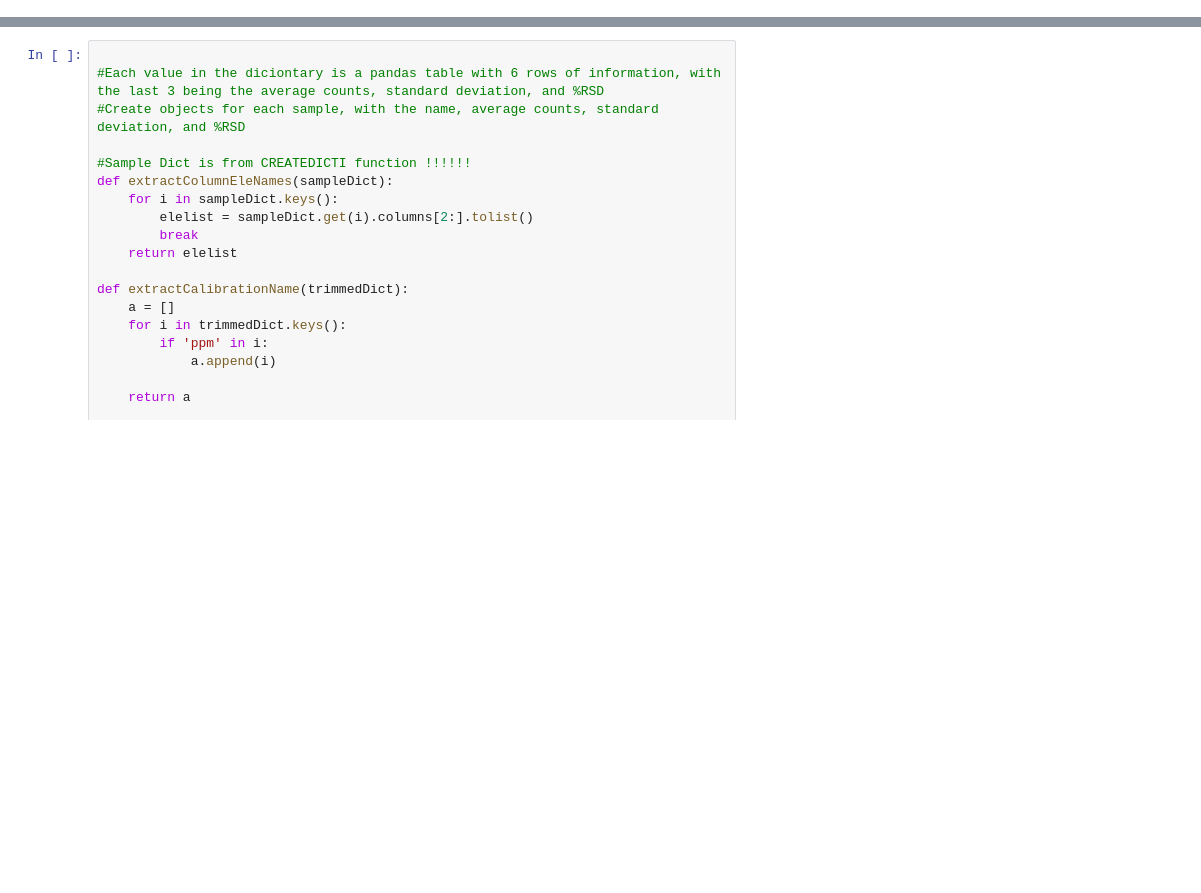
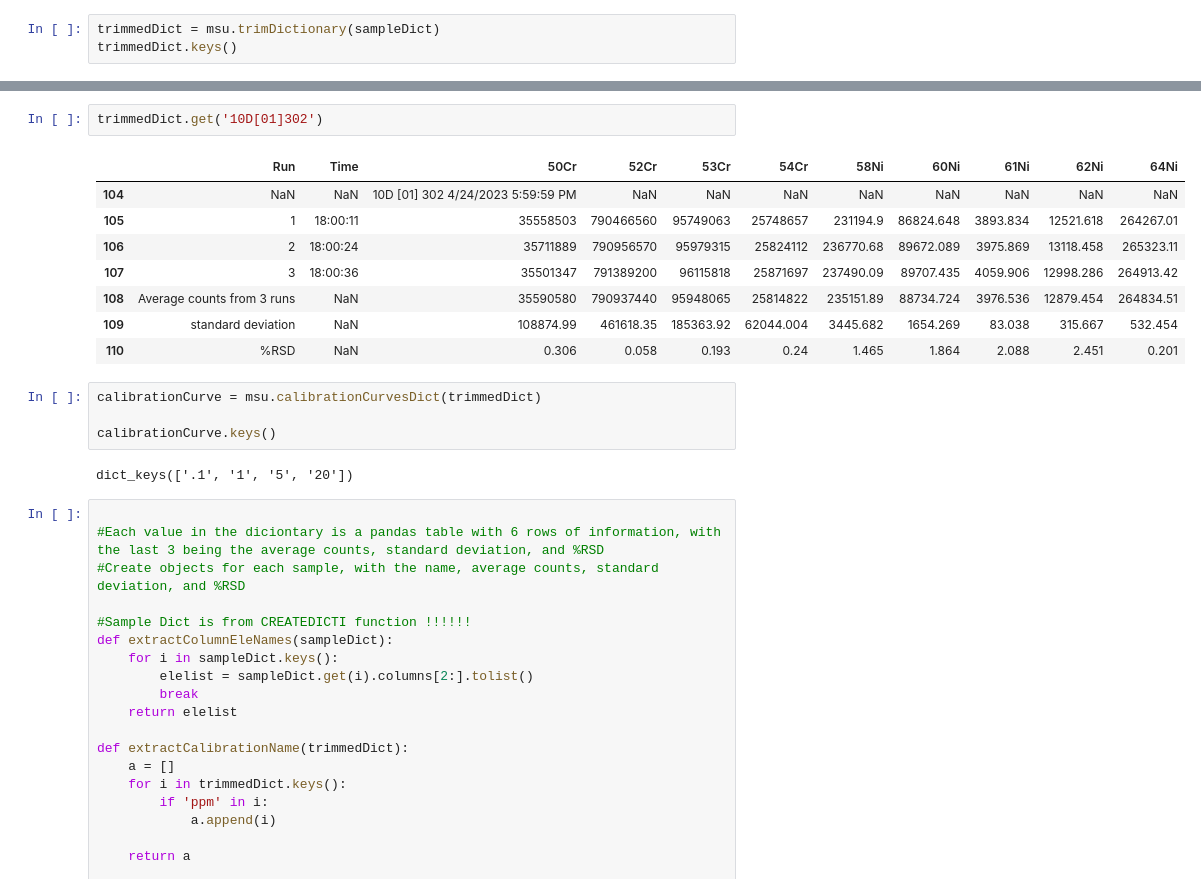
Before and after one commit to HemingYHM/ICPMS, a Jupyter notebook: utils.ipynb, the cells around one changed output, grey strips where cells are left out. Cells and saved outputs as stored; diff of their text form; blank space fills up the shorter version.

```diff
--- a/utils.ipynb
+++ b/utils.ipynb
@@ -112,0 +55,3 @@ dict_keys(['2vvNitric', '.1ppmNiCr', '1ppmNiCr', '5ppmNiCr', '20ppmNiCr', '10B1[
+# %%
+trimmedDict = msu.trimDictionary(sampleDict)
+trimmedDict.keys()
@@ -113,3 +76,20 @@ dict_keys(['2vvNitric', '.1ppmNiCr', '1ppmNiCr', '5ppmNiCr', '20ppmNiCr', '10B1[
+# %%
+trimmedDict.get('10D[01]302')
+# %% [output]
+|  | Run | Time | 50Cr | 52Cr | 53Cr | 54Cr | 58Ni | 60Ni | 61Ni | 62Ni | 64Ni |
+| 104 | NaN | NaN | 10D [01] 302 4/24/2023 5:59:59 PM | NaN | NaN | NaN | NaN | NaN | NaN | NaN | NaN |
+| 105 | 1 | 18:00:11 | 35558503 | 790466560 | 95749063 | 25748657 | 231194.9 | 86824.648 | 3893.834 | 12521.618 | 264267.01 |
+| 106 | 2 | 18:00:24 | 35711889 | 790956570 | 95979315 | 25824112 | 236770.68 | 89672.089 | 3975.869 | 13118.458 | 265323.11 |
+| 107 | 3 | 18:00:36 | 35501347 | 791389200 | 96115818 | 25871697 | 237490.09 | 89707.435 | 4059.906 | 12998.286 | 264913.42 |
+| 108 | Average counts from 3 runs | NaN | 35590580 | 790937440 | 95948065 | 25814822 | 235151.89 | 88734.724 | 3976.536 | 12879.454 | 264834.51 |
+| 109 | standard deviation | NaN | 108874.99 | 461618.35 | 185363.92 | 62044.004 | 3445.682 | 1654.269 | 83.038 | 315.667 | 532.454 |
+| 110 | %RSD | NaN | 0.306 | 0.058 | 0.193 | 0.24 | 1.465 | 1.864 | 2.088 | 2.451 | 0.201 |
+# %%
+calibrationCurve = msu.calibrationCurvesDict(trimmedDict)
+
+calibrationCurve.keys()
+# %% [output]
+dict_keys(['.1', '1', '5', '20'])
 # %%
 
 #Each value in the diciontary is a pandas table with 6 rows of information, with the last 3 being the average counts, standard deviation, and %RSD
```
Also changed, not shown: parts of 16 cells of this notebook, 7 other files.
